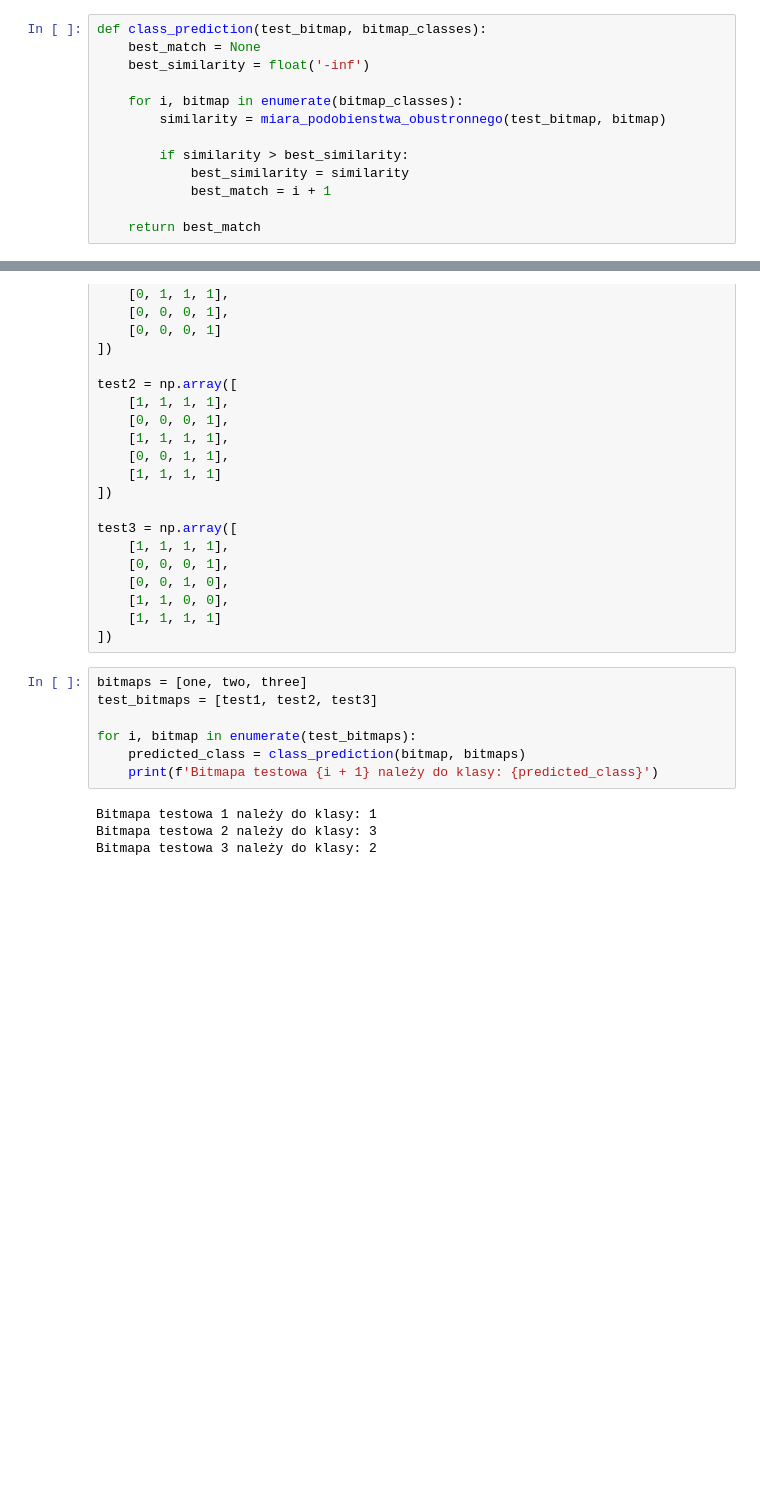
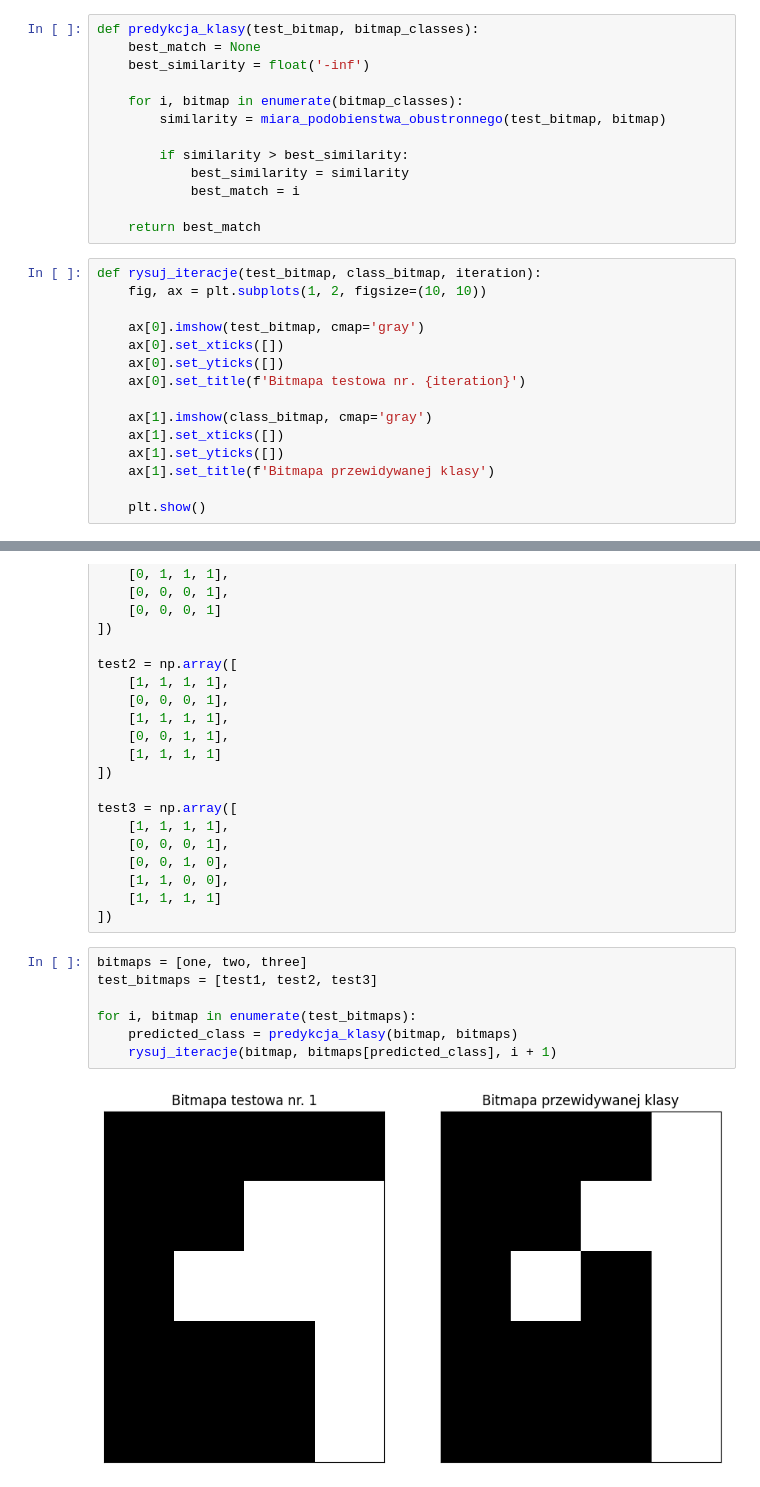
Before and after one commit to 5362396/AIS, a Jupyter notebook: Zad06 - Greedy point/zad06.ipynb, the cells around one changed output, grey strips where cells are left out. Cells and saved outputs as stored; diff of their text form; blank space fills up the shorter version.

Commit message:
Greedy point algorithm visualization

```diff
--- a/Zad06 - Greedy point/zad06.ipynb
+++ b/Zad06 - Greedy point/zad06.ipynb
@@ -26,7 +27,7 @@ def miara_niepodobienstwa(ba, bb):
 def miara_podobienstwa_obustronnego(bitmap_a, bitmap_b):
     return -(miara_niepodobienstwa(bitmap_a, bitmap_b) + miara_niepodobienstwa(bitmap_b, bitmap_a))
 # %%
-def class_prediction(test_bitmap, bitmap_classes):
+def predykcja_klasy(test_bitmap, bitmap_classes):
     best_match = None
     best_similarity = float('-inf')
 
@@ -35,6 +36,21 @@ def class_prediction(test_bitmap, bitmap_classes):
 
         if similarity > best_similarity:
             best_similarity = similarity
-            best_match = i + 1
+            best_match = i
 
     return best_match
+# %%
+def rysuj_iteracje(test_bitmap, class_bitmap, iteration):
+    fig, ax = plt.subplots(1, 2, figsize=(10, 10))
+
+    ax[0].imshow(test_bitmap, cmap='gray')
+    ax[0].set_xticks([])
+    ax[0].set_yticks([])
+    ax[0].set_title(f'Bitmapa testowa nr. {iteration}')
+
+    ax[1].imshow(class_bitmap, cmap='gray')
+    ax[1].set_xticks([])
+    ax[1].set_yticks([])
+    ax[1].set_title(f'Bitmapa przewidywanej klasy')
+
+    plt.show()
@@ -89,11 +109,9 @@ test3 = np.array([
 # %%
 bitmaps = [one, two, three]
 test_bitmaps = [test1, test2, test3]
 
 for i, bitmap in enumerate(test_bitmaps):
-    predicted_class = class_prediction(bitmap, bitmaps)
-    print(f'Bitmapa testowa {i + 1} należy do klasy: {predicted_class}')
+    predicted_class = predykcja_klasy(bitmap, bitmaps)
+    rysuj_iteracje(bitmap, bitmaps[predicted_class], i + 1)
 # %% [output]
-Bitmapa testowa 1 należy do klasy: 1
-Bitmapa testowa 2 należy do klasy: 3
-Bitmapa testowa 3 należy do klasy: 2
+[figure, added]
```
Also changed, not shown: parts of 5 cells of this notebook.
